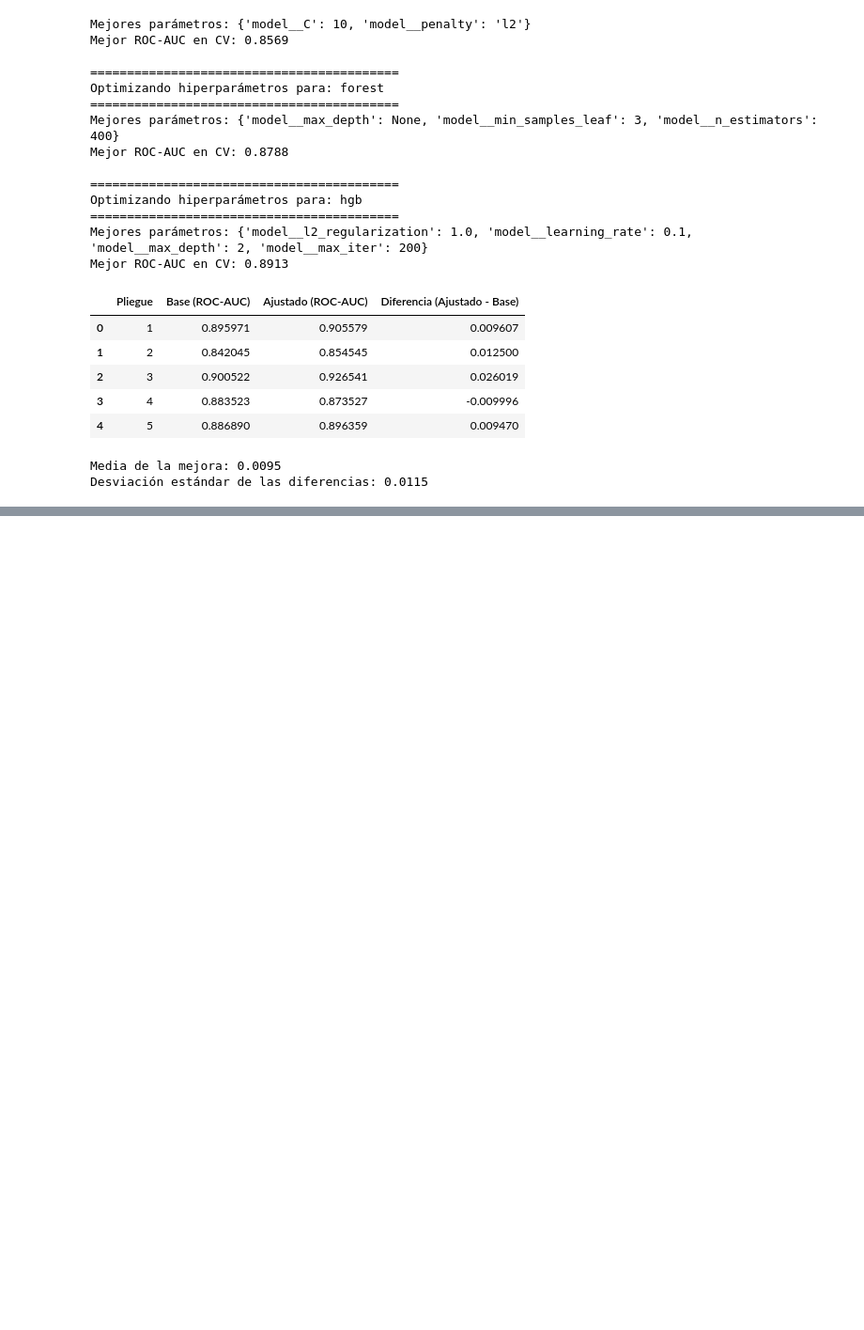
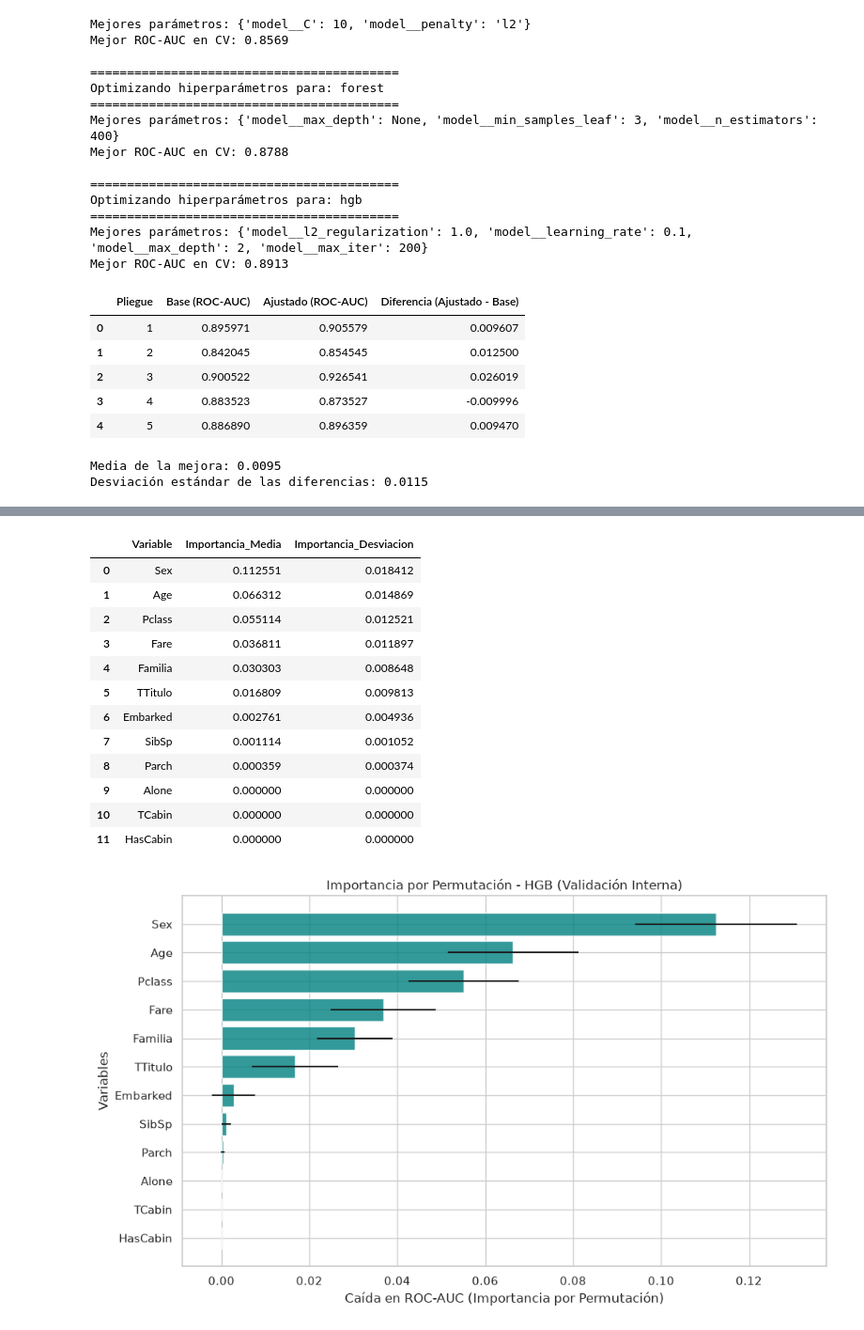
Before and after one commit to KeydyMi/proyecto_ciencia_de_datos, a Jupyter notebook: notebooks/04_modelado.ipynb, the cells around one changed output, grey strips where cells are left out. Shown at 94% size. Drawn from its saved outputs; the diff is of its cells as text; code cells hidden in the pictures; blank space fills up the shorter version.

Commit message:
modificar 05_ml_models.py y 04_modelado.ipynb test_05_ml_models.py

```diff
--- a/notebooks/04_modelado.ipynb
+++ b/notebooks/04_modelado.ipynb
@@ -511,0 +554,63 @@ Desviación estándar de las diferencias: 0.0115
+# %%
+from sklearn.inspection import permutation_importance
+from sklearn.model_selection import train_test_split
+import matplotlib.pyplot as plt
+import pandas as pd
+import numpy as np
+
+# 1. Separar X_train en entrenamiento interno y validación interna (¡NUNCA tocar X_test!)
+X_tr, X_val, y_tr, y_val = train_test_split(
+    X_train, y_train, test_size=0.25, random_state=42, stratify=y_train
+)
+
+# 2. Ajustar el pipeline de nuestro mejor modelo (ej. el HGB optimizado o base) con (X_tr, y_tr)
+# Usamos best_models["hgb"] que obtuvimos en el GridSearch
+best_pipe = best_models["hgb"]
+best_pipe.fit(X_tr, y_tr)
+
+# 3. Calcular la importancia por permutación sobre las columnas originales en X_val
+result = permutation_importance(
+    best_pipe, X_val, y_val, scoring=ml.PRIMARY_METRIC, n_repeats=30, random_state=42
+)
+
+# 4. Organizar los resultados en un DataFrame ordenado por importancia media
+sorted_idx = result.importances_mean.argsort()[::-1]
+df_perm = pd.DataFrame({
+    "Variable": X_train.columns[sorted_idx],
+    "Importancia_Media": result.importances_mean[sorted_idx],
+    "Importancia_Desviacion": result.importances_std[sorted_idx]
+})
+
+display(df_perm)
+
+# Gráfico de barras horizontales con media y desviación estándar
+plt.figure(figsize=(10, 6))
+plt.barh(
+    df_perm["Variable"],
+    df_perm["Importancia_Media"],
+    xerr=df_perm["Importancia_Desviacion"],
+    align="center",
+    color="teal",
+    alpha=0.8
+)
+plt.xlabel("Caída en ROC-AUC (Importancia por Permutación)")
+plt.ylabel("Variables")
+plt.title("Importancia por Permutación - HGB (Validación Interna)")
+plt.gca().invert_yaxis()  # Para que la más importante quede arriba
+plt.tight_layout()
+plt.show()
+# %% [output]
+|  | Variable | Importancia_Media | Importancia_Desviacion |
+| 0 | Sex | 0.112551 | 0.018412 |
+| 1 | Age | 0.066312 | 0.014869 |
+| 2 | Pclass | 0.055114 | 0.012521 |
+| 3 | Fare | 0.036811 | 0.011897 |
+| 4 | Familia | 0.030303 | 0.008648 |
+| 5 | TTitulo | 0.016809 | 0.009813 |
+| 6 | Embarked | 0.002761 | 0.004936 |
+| 7 | SibSp | 0.001114 | 0.001052 |
+| 8 | Parch | 0.000359 | 0.000374 |
+| 9 | Alone | 0.000000 | 0.000000 |
+| 10 | TCabin | 0.000000 | 0.000000 |
+| 11 | HasCabin | 0.000000 | 0.000000 |
+[figure, added]
```
Also changed, not shown: parts of 6 cells of this notebook, 2 other files.
